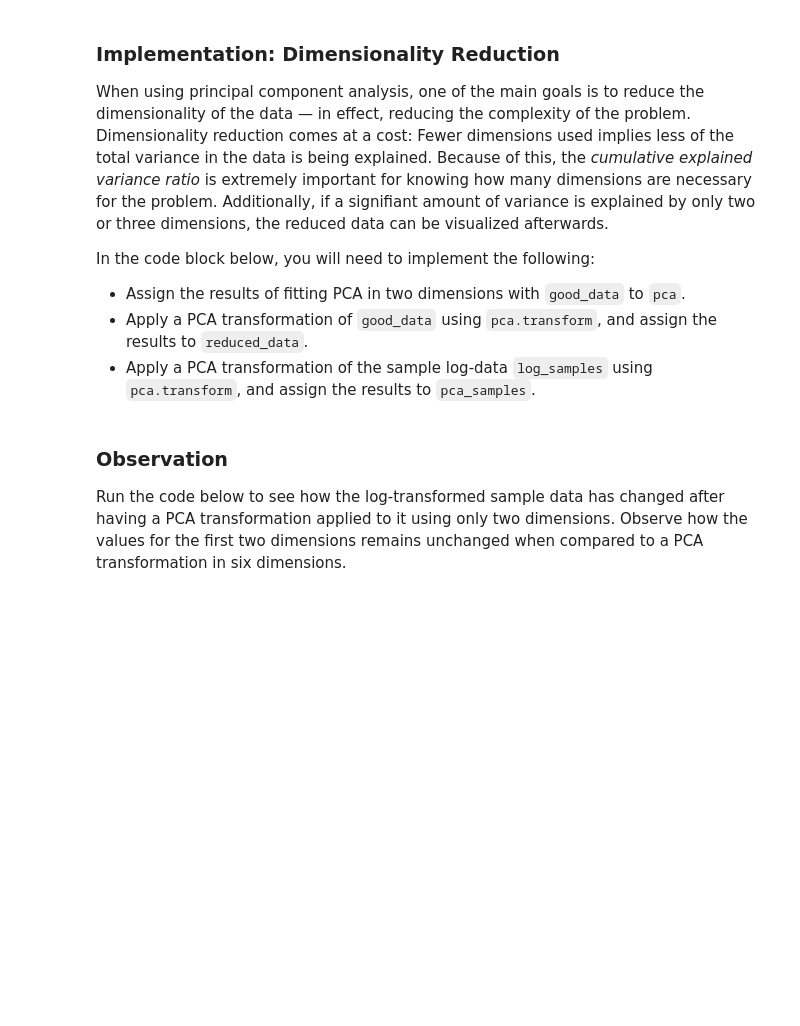
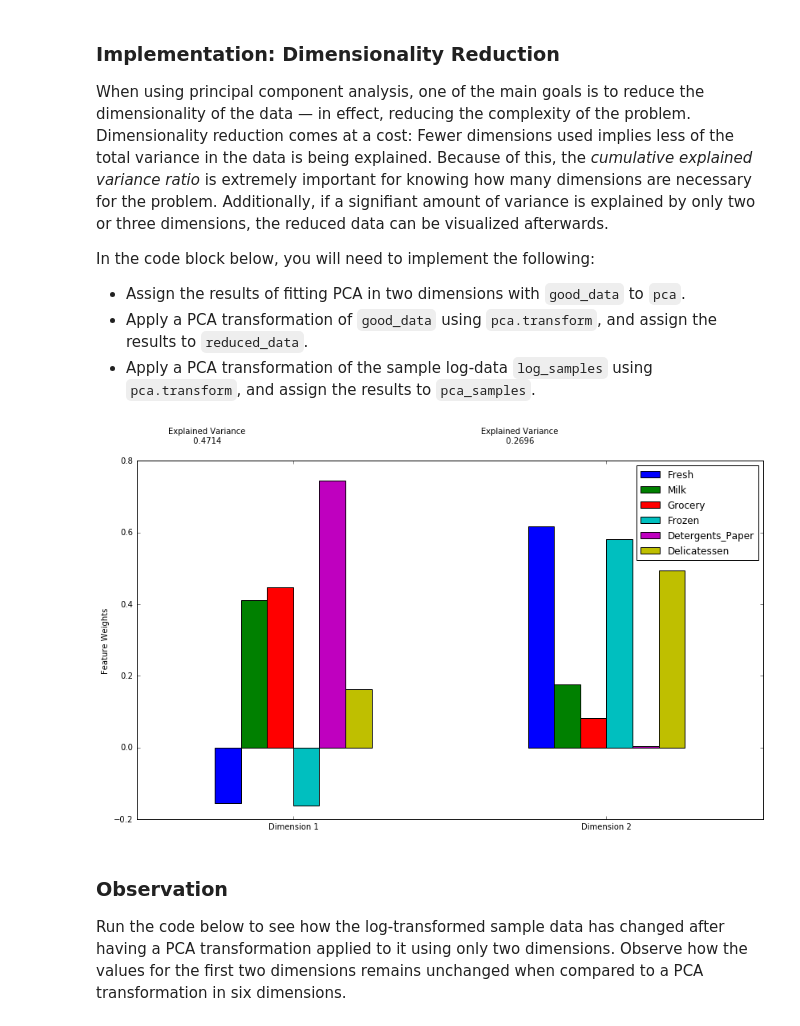
Before and after one commit to HelenMel/Udacity_student, a Jupyter notebook: customer_segments/customer_segments.ipynb, the cells around one changed output. Drawn from its saved outputs; the diff is of its cells as text; code cells hidden in the pictures; blank space fills up the shorter version.

```diff
--- a/customer_segments/customer_segments.ipynb
+++ b/customer_segments/customer_segments.ipynb
@@ -364,17 +376,21 @@ In the code block below, you will need to implement the following:
  - Apply a PCA transformation of `good_data` using `pca.transform`, and assign the results to `reduced_data`.
  - Apply a PCA transformation of the sample log-data `log_samples` using `pca.transform`, and assign the results to `pca_samples`.
 # %%
-# TODO: Apply PCA by fitting the good data with only two dimensions
-pca = None
+# Apply PCA by fitting the good data with only two dimensions
+pca = PCA(n_components=2)
+pca.fit(good_data)
 
-# TODO: Transform the good data using the PCA fit above
-reduced_data = None
+# Transform the good data using the PCA fit above
+reduced_data = pca.transform(good_data)
+pca_results = vs.pca_results(good_data, pca)
 
-# TODO: Transform the sample log-data using the PCA fit above
-pca_samples = None
+# Transform the sample log-data using the PCA fit above
+pca_samples = pca.transform(log_samples)
 
 # Create a DataFrame for the reduced data
 reduced_data = pd.DataFrame(reduced_data, columns = ['Dimension 1', 'Dimension 2'])
+# %% [output]
+[figure, added]
 # %% [markdown]
 ### Observation
 Run the code below to see how the log-transformed sample data has changed after having a PCA transformation applied to it using only two dimensions. Observe how the values for the first two dimensions remains unchanged when compared to a PCA transformation in six dimensions.
```
Also changed, not shown: parts of 29 cells of this notebook, 2 other files.
